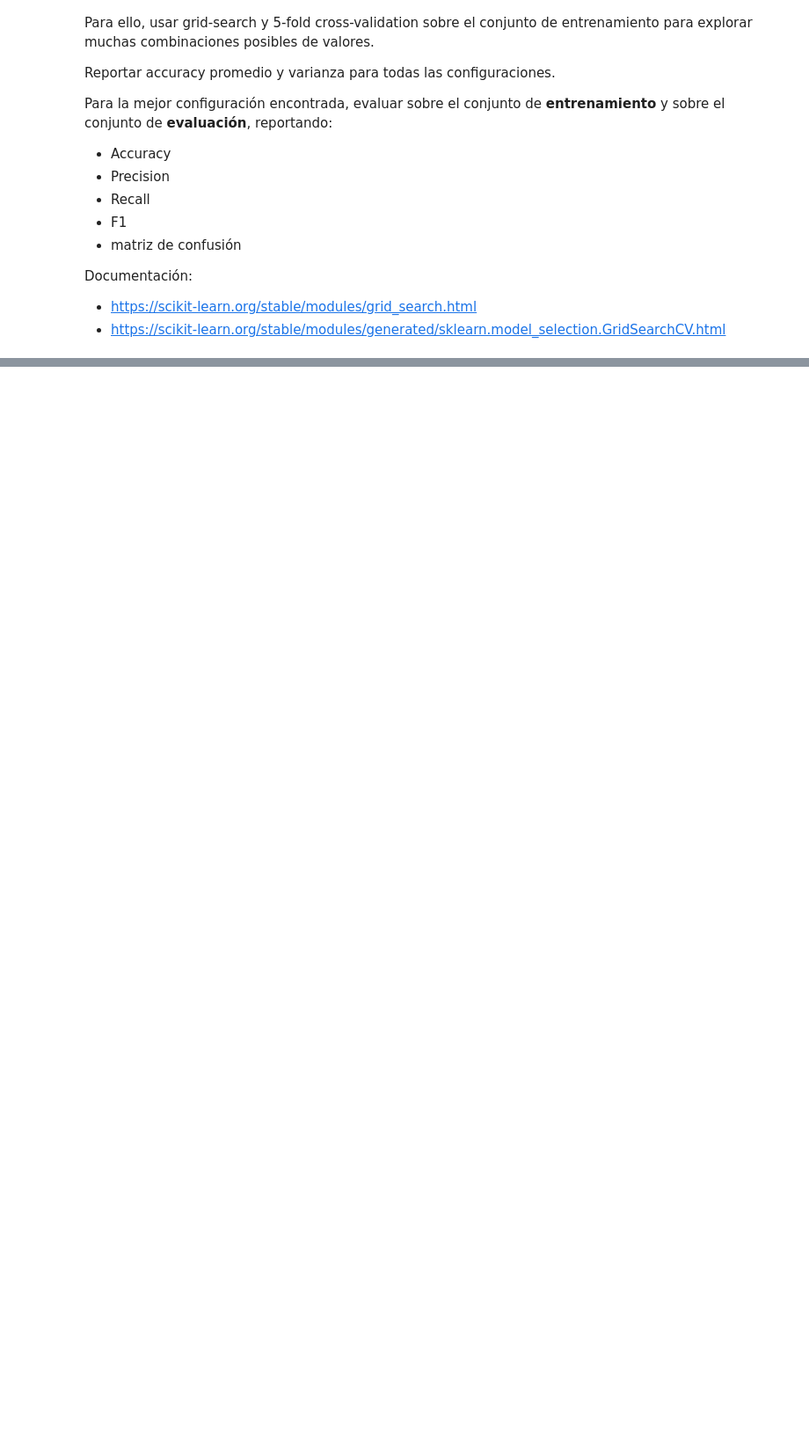
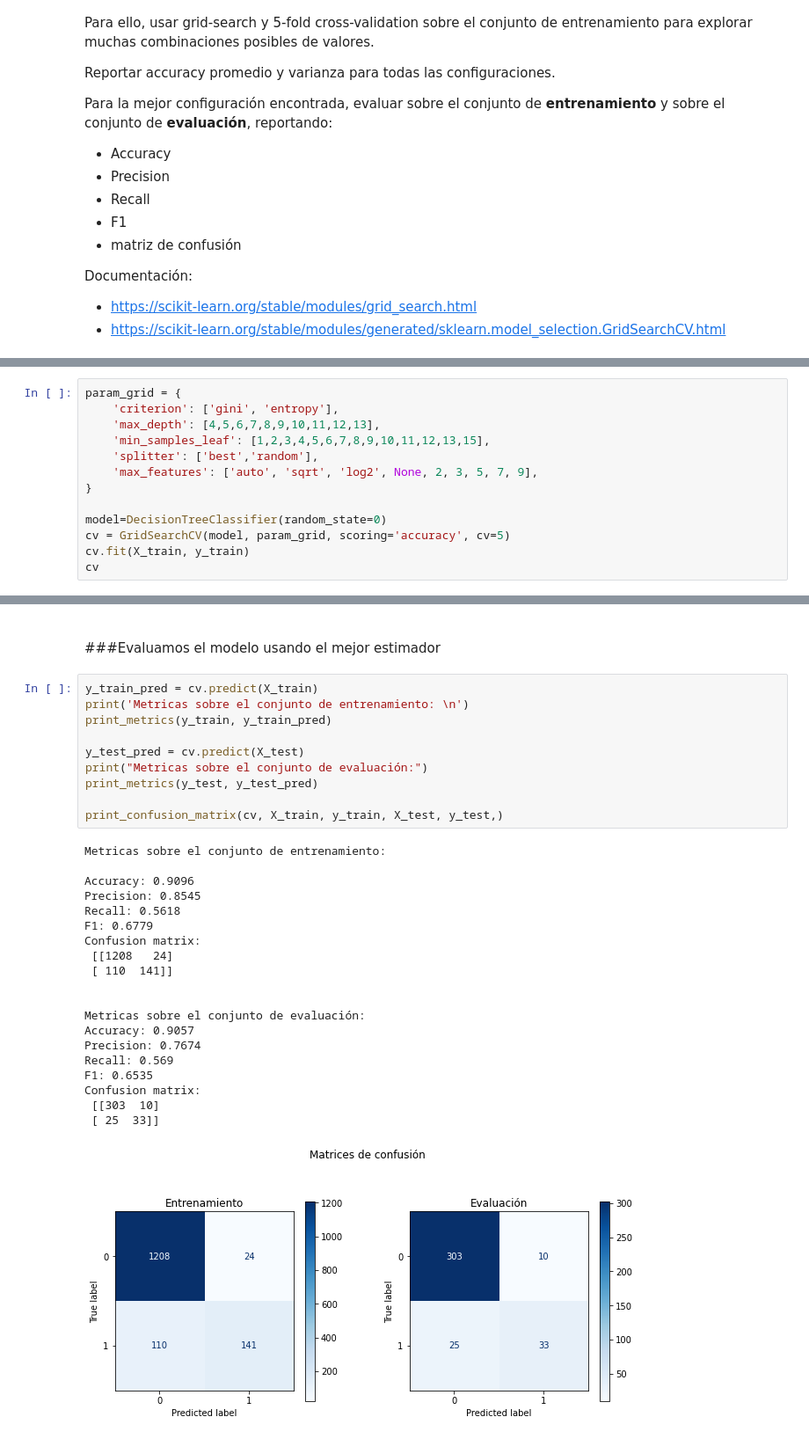
Before and after one commit to guillermohilal/IntroduccionAprendizajeAutomatico, a Jupyter notebook: Lab 2.ipynb, the cells around one changed output, grey strips where cells are left out. Shown at 88% size. Saved outputs shown, nothing was run; the diff lists cells and outputs as text; blank space fills up the shorter version.

```diff
--- a/Lab 2.ipynb
+++ b/Lab 2.ipynb
@@ -184,0 +412,13 @@ Documentación:
+# %%
+param_grid = {
+    'criterion': ['gini', 'entropy'],
+    'max_depth': [4,5,6,7,8,9,10,11,12,13],
+    'min_samples_leaf': [1,2,3,4,5,6,7,8,9,10,11,12,13,15],
+    'splitter': ['best','random'],
+    'max_features': ['auto', 'sqrt', 'log2', None, 2, 3, 5, 7, 9],
+}
+
+model=DecisionTreeClassifier(random_state=0)
+cv = GridSearchCV(model, param_grid, scoring='accuracy', cv=5)
+cv.fit(X_train, y_train)
+cv
@@ -184,0 +481,36 @@ Documentación:
+# %% [markdown]
+
+<br>
+
+###Evaluamos el modelo usando el mejor estimador
+# %%
+y_train_pred = cv.predict(X_train)
+print('Metricas sobre el conjunto de entrenamiento: \n')
+print_metrics(y_train, y_train_pred)
+
+y_test_pred = cv.predict(X_test)
+print("Metricas sobre el conjunto de evaluación:")
+print_metrics(y_test, y_test_pred)
+
+print_confusion_matrix(cv, X_train, y_train, X_test, y_test,)
+# %% [output]
+Metricas sobre el conjunto de entrenamiento:
+
+Accuracy: 0.9096
+Precision: 0.8545
+Recall: 0.5618
+F1: 0.6779
+Confusion matrix:
+ [[1208   24]
+ [ 110  141]]
+
+
+Metricas sobre el conjunto de evaluación:
+Accuracy: 0.9057
+Precision: 0.7674
+Recall: 0.569
+F1: 0.6535
+Confusion matrix:
+ [[303  10]
+ [ 25  33]]
+[figure, added]
```
Also changed, not shown: parts of 29 cells of this notebook.
